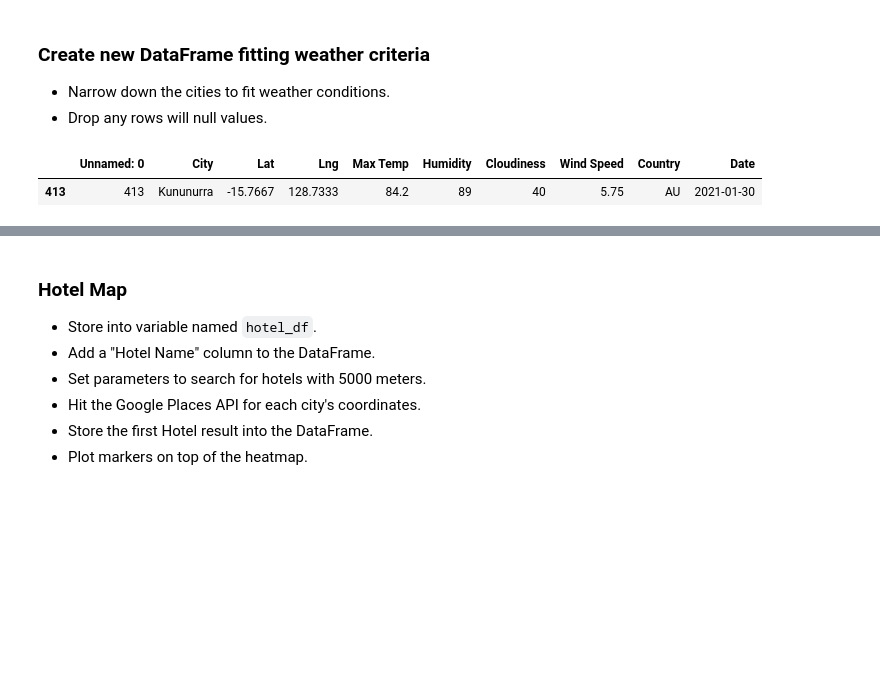
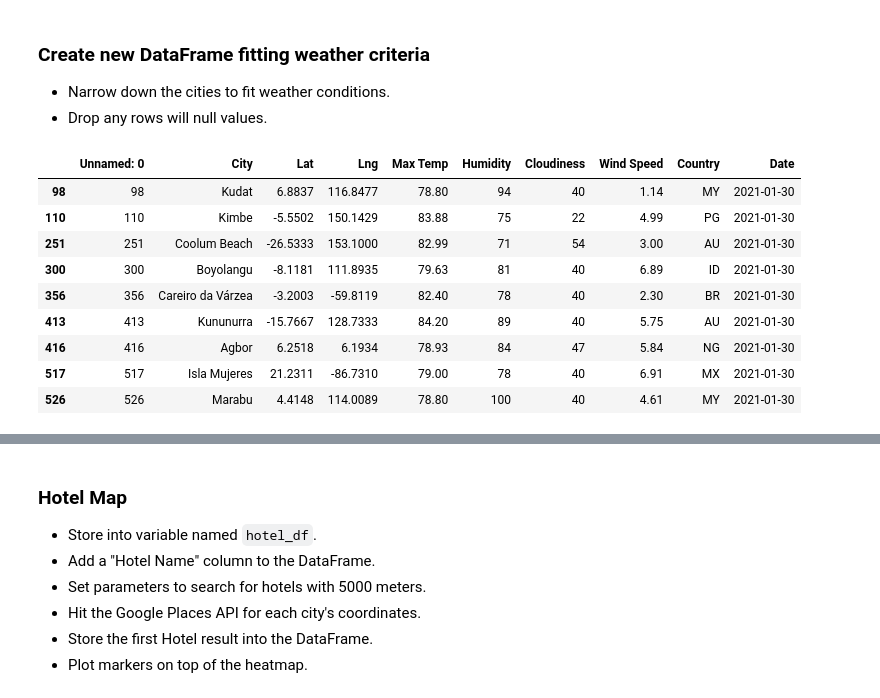
Before and after one commit to khennenf/python-api-challenge, a Jupyter notebook: VacationPy/VacationPy.ipynb, the cells around one changed output, grey strips where cells are left out. Drawn from its saved outputs; the diff is of its cells as text; code cells hidden in the pictures; blank space fills up the shorter version.

```diff
--- a/VacationPy/VacationPy.ipynb
+++ b/VacationPy/VacationPy.ipynb
@@ -76,11 +76,19 @@ fig
 * Drop any rows will null values.
 # %%
 #DF Filter for weather criteria
-filter_df = cities_df.loc[(cities_df["Max Temp"] >= 84) & (cities_df["Max Temp"] < 85) & (cities_df["Wind Speed"] <= 7) & (cities_df["Cloudiness"] <= 60) & (cities_df["Cloudiness"] > 20), :]
+filter_df = cities_df.loc[(cities_df["Max Temp"] >= 78) & (cities_df["Max Temp"] < 85) & (cities_df["Wind Speed"] <= 7) & (cities_df["Cloudiness"] <= 60) & (cities_df["Cloudiness"] > 20), :]
 filter_df
 # %% [output]
 |  | Unnamed: 0 | City | Lat | Lng | Max Temp | Humidity | Cloudiness | Wind Speed | Country | Date |
-| 413 | 413 | Kununurra | -15.7667 | 128.7333 | 84.2 | 89 | 40 | 5.75 | AU | 2021-01-30 |
+| 98 | 98 | Kudat | 6.8837 | 116.8477 | 78.80 | 94 | 40 | 1.14 | MY | 2021-01-30 |
+| 110 | 110 | Kimbe | -5.5502 | 150.1429 | 83.88 | 75 | 22 | 4.99 | PG | 2021-01-30 |
+| 251 | 251 | Coolum Beach | -26.5333 | 153.1000 | 82.99 | 71 | 54 | 3.00 | AU | 2021-01-30 |
+| 300 | 300 | Boyolangu | -8.1181 | 111.8935 | 79.63 | 81 | 40 | 6.89 | ID | 2021-01-30 |
+| 356 | 356 | Careiro da Várzea | -3.2003 | -59.8119 | 82.40 | 78 | 40 | 2.30 | BR | 2021-01-30 |
+| 413 | 413 | Kununurra | -15.7667 | 128.7333 | 84.20 | 89 | 40 | 5.75 | AU | 2021-01-30 |
+| 416 | 416 | Agbor | 6.2518 | 6.1934 | 78.93 | 84 | 47 | 5.84 | NG | 2021-01-30 |
+| 517 | 517 | Isla Mujeres | 21.2311 | -86.7310 | 79.00 | 78 | 40 | 6.91 | MX | 2021-01-30 |
+| 526 | 526 | Marabu | 4.4148 | 114.0089 | 78.80 | 100 | 40 | 4.61 | MY | 2021-01-30 |
 # %%
 #Drop unneeded column
 filter_df_clear = filter_df.drop(['Unnamed: 0'], axis = 1)
```
Also changed, not shown: parts of 11 cells of this notebook, 2 other files.
